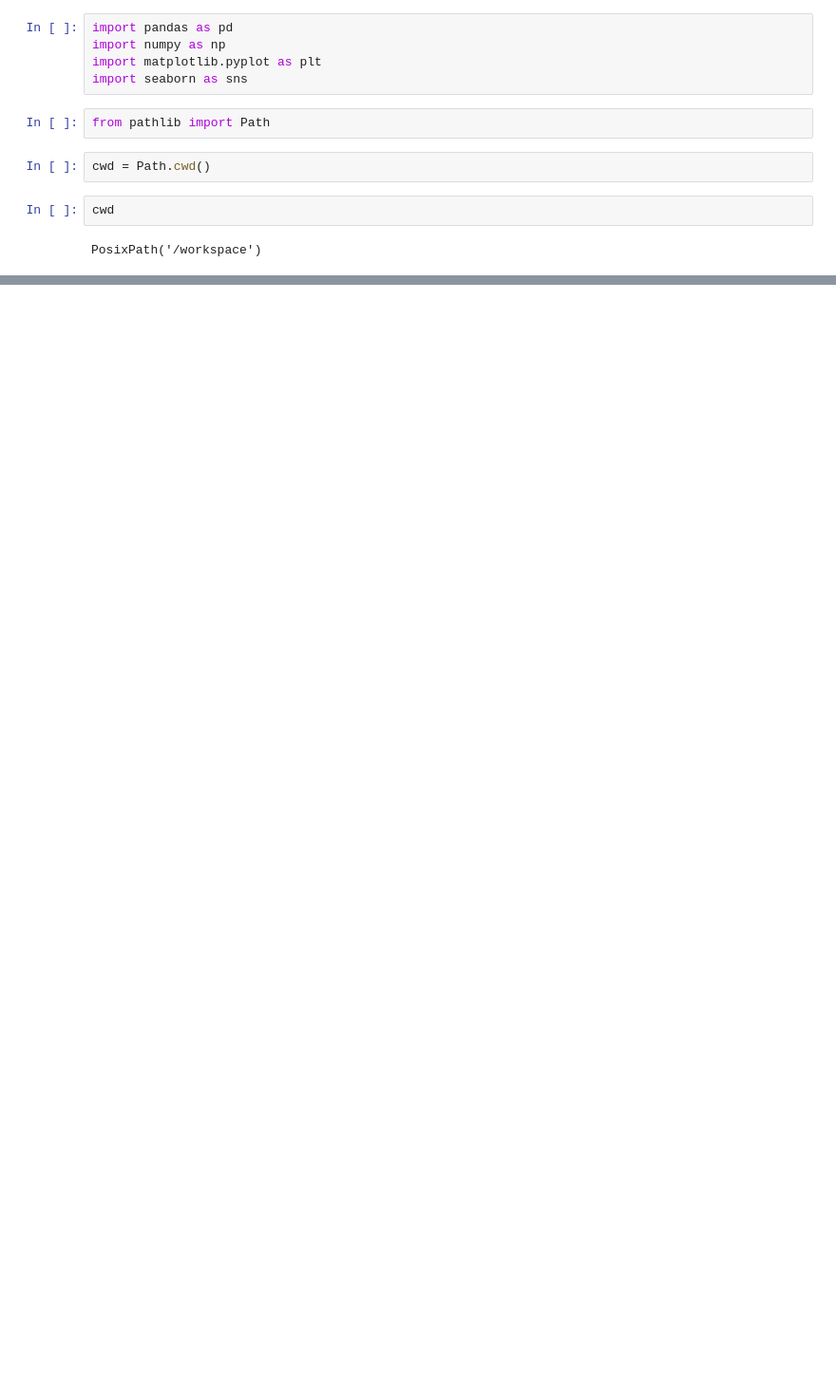
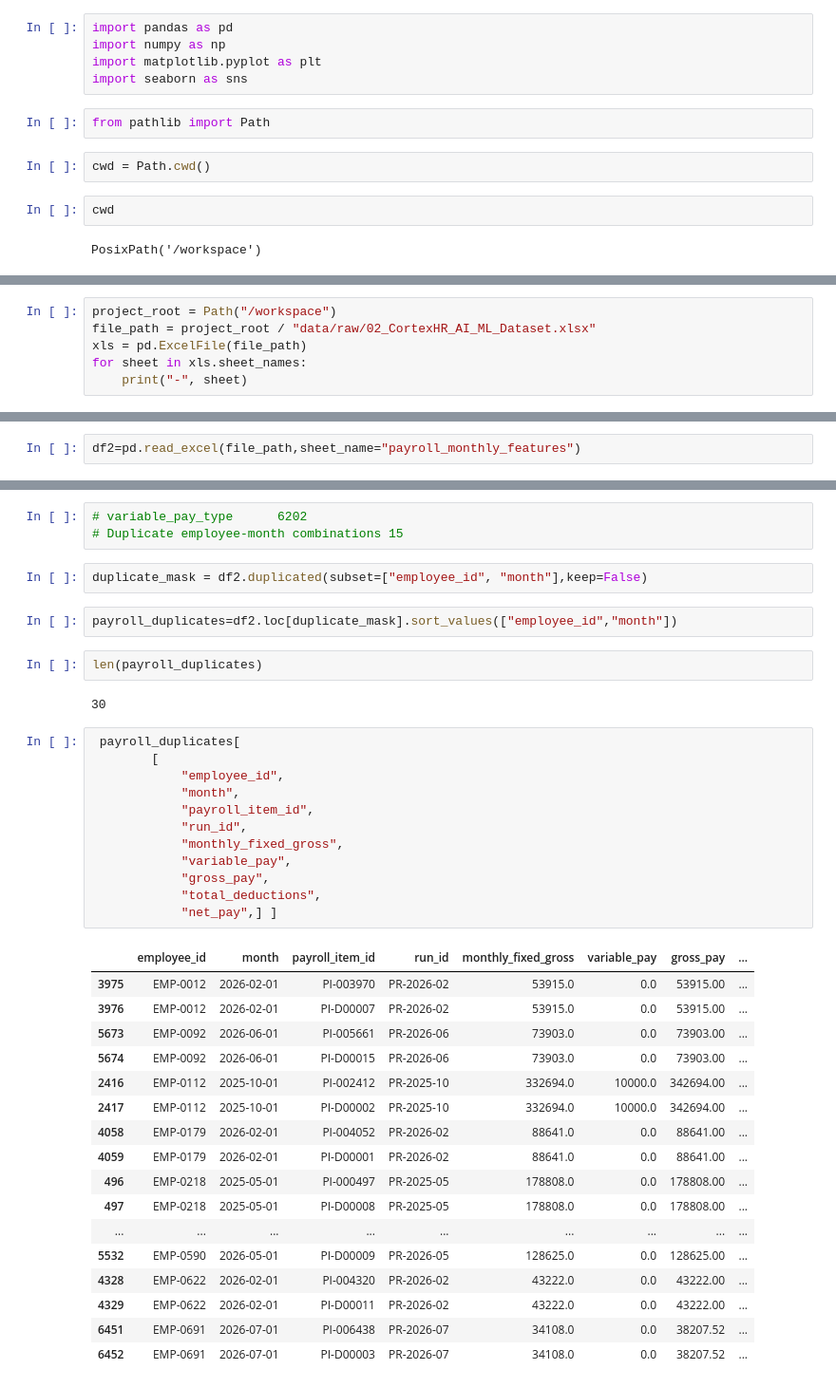
Before and after one commit to Eniyan-j/cortexhr, a Jupyter notebook: 02_feature_pipeline.ipynb, the cells around one changed output, grey strips where cells are left out. Shown at 95% size. Drawn from its saved outputs; the diff is of its cells as text; blank space fills up the shorter version.

Commit message:
Complete CortexHR tasks

```diff
--- a/02_feature_pipeline.ipynb
+++ b/02_feature_pipeline.ipynb
@@ -37,3 +43,9 @@ src/.ipynb_checkpoints/features-checkpoint.py
 src/features.py
 
 --- reports/ ---
+# %%
+project_root = Path("/workspace")
+file_path = project_root / "data/raw/02_CortexHR_AI_ML_Dataset.xlsx"
+xls = pd.ExcelFile(file_path)
+for sheet in xls.sheet_names:
+    print("-", sheet)
@@ -39,0 +201,2 @@ src/features.py
+# %%
+df2=pd.read_excel(file_path,sheet_name="payroll_monthly_features")
@@ -39,0 +288,41 @@ src/features.py
+# %%
+# variable_pay_type      6202
+# Duplicate employee-month combinations 15
+# %%
+duplicate_mask = df2.duplicated(subset=["employee_id", "month"],keep=False)
+# %%
+payroll_duplicates=df2.loc[duplicate_mask].sort_values(["employee_id","month"])
+# %%
+len(payroll_duplicates)
+# %% [output]
+30
+# %%
+ payroll_duplicates[
+        [
+            "employee_id",
+            "month",
+            "payroll_item_id",
+            "run_id",
+            "monthly_fixed_gross",
+            "variable_pay",
+            "gross_pay",
+            "total_deductions",
+            "net_pay",] ]
+# %% [output]
+|  | employee_id | month | payroll_item_id | run_id | monthly_fixed_gross | variable_pay | gross_pay | ... |
+| 3975 | EMP-0012 | 2026-02-01 | PI-003970 | PR-2026-02 | 53915.0 | 0.0 | 53915.00 | ... |
+| 3976 | EMP-0012 | 2026-02-01 | PI-D00007 | PR-2026-02 | 53915.0 | 0.0 | 53915.00 | ... |
+| 5673 | EMP-0092 | 2026-06-01 | PI-005661 | PR-2026-06 | 73903.0 | 0.0 | 73903.00 | ... |
+| 5674 | EMP-0092 | 2026-06-01 | PI-D00015 | PR-2026-06 | 73903.0 | 0.0 | 73903.00 | ... |
+| 2416 | EMP-0112 | 2025-10-01 | PI-002412 | PR-2025-10 | 332694.0 | 10000.0 | 342694.00 | ... |
+| 2417 | EMP-0112 | 2025-10-01 | PI-D00002 | PR-2025-10 | 332694.0 | 10000.0 | 342694.00 | ... |
+| 4058 | EMP-0179 | 2026-02-01 | PI-004052 | PR-2026-02 | 88641.0 | 0.0 | 88641.00 | ... |
+| 4059 | EMP-0179 | 2026-02-01 | PI-D00001 | PR-2026-02 | 88641.0 | 0.0 | 88641.00 | ... |
+| 496 | EMP-0218 | 2025-05-01 | PI-000497 | PR-2025-05 | 178808.0 | 0.0 | 178808.00 | ... |
+| 497 | EMP-0218 | 2025-05-01 | PI-D00008 | PR-2025-05 | 178808.0 | 0.0 | 178808.00 | ... |
+| ... | ... | ... | ... | ... | ... | ... | ... | ... |
+| 5532 | EMP-0590 | 2026-05-01 | PI-D00009 | PR-2026-05 | 128625.0 | 0.0 | 128625.00 | ... |
+| 4328 | EMP-0622 | 2026-02-01 | PI-004320 | PR-2026-02 | 43222.0 | 0.0 | 43222.00 | ... |
+| 4329 | EMP-0622 | 2026-02-01 | PI-D00011 | PR-2026-02 | 43222.0 | 0.0 | 43222.00 | ... |
+| 6451 | EMP-0691 | 2026-07-01 | PI-006438 | PR-2026-07 | 34108.0 | 0.0 | 38207.52 | ... |
+| 6452 | EMP-0691 | 2026-07-01 | PI-D00003 | PR-2026-07 | 34108.0 | 0.0 | 38207.52 | ... |
```
Also changed, not shown: parts of 146 cells of this notebook, 8 other files.
